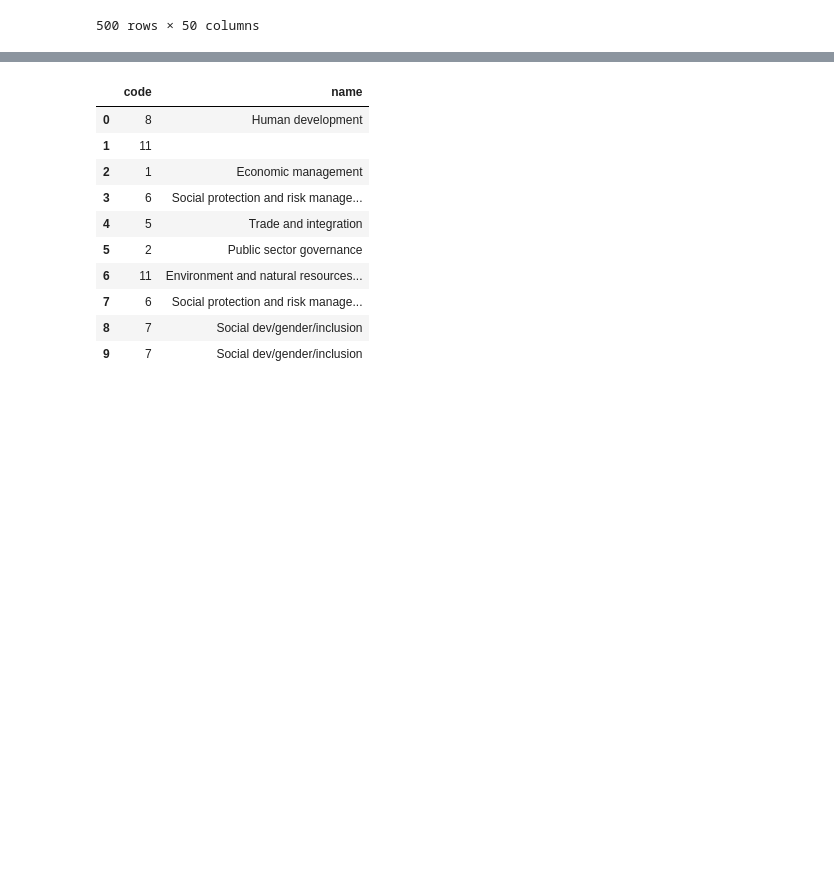
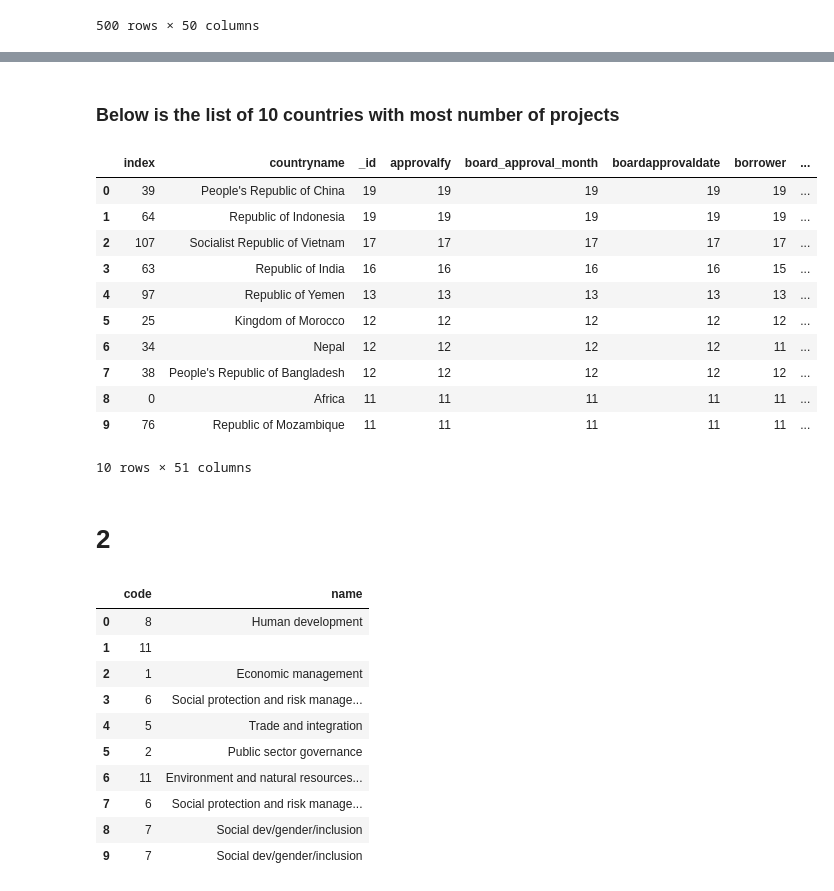
Before and after one commit to akc83/Mini-Projects-5-, a Jupyter notebook: sliderule_dsi_json_exercise.ipynb, the cells around one changed output, grey strips where cells are left out. Cells and saved outputs as stored; diff of their text form; code cells hidden in the pictures; blank space fills up the shorter version.

```diff
--- a/sliderule_dsi_json_exercise.ipynb
+++ b/sliderule_dsi_json_exercise.ipynb
@@ -124,6 +148,25 @@ json_df
+# %% [markdown]
+### Below is the list of 10 countries with most number of projects
+# %%
+new_jsondf.nlargest(10, 'countrycode').reset_index()
+# %% [output]
+|  | index | countryname | _id | approvalfy | board_approval_month | boardapprovaldate | borrower | ... |
+| 0 | 39 | People's Republic of China | 19 | 19 | 19 | 19 | 19 | ... |
+| 1 | 64 | Republic of Indonesia | 19 | 19 | 19 | 19 | 19 | ... |
+| 2 | 107 | Socialist Republic of Vietnam | 17 | 17 | 17 | 17 | 17 | ... |
+| 3 | 63 | Republic of India | 16 | 16 | 16 | 16 | 15 | ... |
+| 4 | 97 | Republic of Yemen | 13 | 13 | 13 | 13 | 13 | ... |
+| 5 | 25 | Kingdom of Morocco | 12 | 12 | 12 | 12 | 12 | ... |
+| 6 | 34 | Nepal | 12 | 12 | 12 | 12 | 11 | ... |
+| 7 | 38 | People's Republic of Bangladesh | 12 | 12 | 12 | 12 | 12 | ... |
+| 8 | 0 | Africa | 11 | 11 | 11 | 11 | 11 | ... |
+| 9 | 76 | Republic of Mozambique | 11 | 11 | 11 | 11 | 11 | ... |
+10 rows × 51 columns
 # %%
 # load json as string
 j = json.load((open('data/world_bank_projects.json')))
+# %% [markdown]
+# 2
 # %%
 dataframe = json_normalize(j, 'mjtheme_namecode')
 dataframe.head(10)
```
Also changed, not shown: parts of 19 cells of this notebook.
